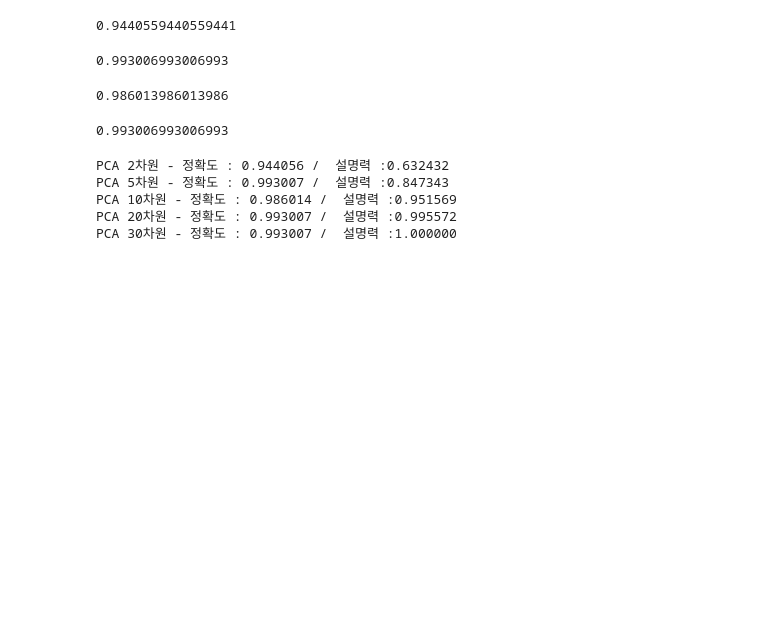
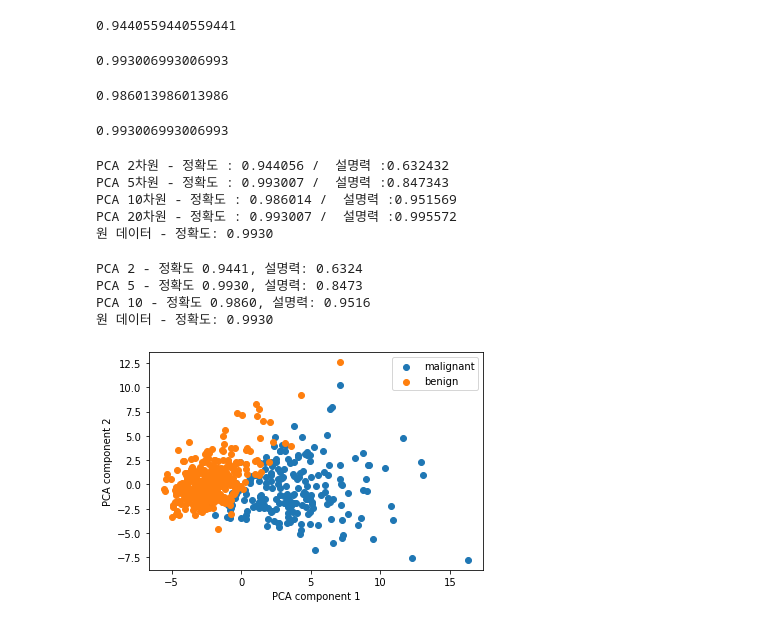
Before and after one commit to saemsaemoo/MachineLearning-2021-12, a Jupyter notebook: 05.PCA_및_군집화/pca과제.ipynb, the cells around one changed output. Drawn from its saved outputs; the diff is of its cells as text; code cells hidden in the pictures; blank space fills up the shorter version.

```diff
--- a/05.PCA_및_군집화/pca과제.ipynb
+++ b/05.PCA_및_군집화/pca과제.ipynb
@@ -152,15 +153,54 @@ def pca_accuracy(X, y):
     score = lr.score(X_test, y_test)
     return score
 # %%
-for n in [2,5,10,20,30]:
-    pca = PCA(n_components=n)
-    cancer_pca = pca.fit_transform(cancer_std)
-    acc = pca_accuracy(cancer_pca, cancer.target)
-    explained = sum(pca.explained_variance_ratio_)
-    print(f'PCA {n}차원 - 정확도 : {acc:4f} /  설명력 :{explained:4f}')
+for n in [2,5,10,20,0]:
+    if n == 0:
+        acc = pca_accuracy(cancer_std, cancer.target)
+        print(f'원 데이터 - 정확도: {acc:.4f}')
+    else:
+          pca = PCA(n_components=n)
+          cancer_pca = pca.fit_transform(cancer_std)
+          acc = pca_accuracy(cancer_pca, cancer.target)
+          explained = sum(pca.explained_variance_ratio_)
+          print(f'PCA {n}차원 - 정확도 : {acc:4f} /  설명력 :{explained:4f}')
 # %% [output]
 PCA 2차원 - 정확도 : 0.944056 /  설명력 :0.632432
 PCA 5차원 - 정확도 : 0.993007 /  설명력 :0.847343
 PCA 10차원 - 정확도 : 0.986014 /  설명력 :0.951569
 PCA 20차원 - 정확도 : 0.993007 /  설명력 :0.995572
-PCA 30차원 - 정확도 : 0.993007 /  설명력 :1.000000
+원 데이터 - 정확도: 0.9930
+# %%
+for n in [2,5,10,0]:
+    if n == 0:
+        acc = pca_accuracy(cancer_std, cancer.target)
+        print(f'원 데이터 - 정확도: {acc:.4f}')
+    else:
+        pca = PCA(n_components=n)
+        cancer_pca = pca.fit_transform(cancer_std)
+        explained = sum(pca.explained_variance_ratio_)
+        acc = pca_accuracy(cancer_pca, cancer.target)
+        print(f'PCA {n} - 정확도 {acc:.4f}, 설명력: {explained:.4f}')
+# %% [output]
+PCA 2 - 정확도 0.9441, 설명력: 0.6324
+PCA 5 - 정확도 0.9930, 설명력: 0.8473
+PCA 10 - 정확도 0.9860, 설명력: 0.9516
+원 데이터 - 정확도: 0.9930
+# %%
+pca = PCA(n_components=2)
+cancer.pca = pca.fit_transform(cancer_std)
+df['PC1'] = cancer_pca[:,0]
+df['PC2'] = cancer_pca[:,1]
+# %%
+markers = ['s','o']
+for i in range(2):
+    x_data = df[df.target == i]['PC1']
+    y_data = df[df.target == i]['PC2']
+    plt.scatter(x_data, y_data, label =cancer.target_names[i])
+
+
+plt.legend()
+plt.xlabel('PCA component 1')
+plt.ylabel('PCA component 2')
+plt.show()
+# %% [output]
+[figure, added]
```
Also changed, not shown: parts of 8 cells of this notebook, 1 other file.
